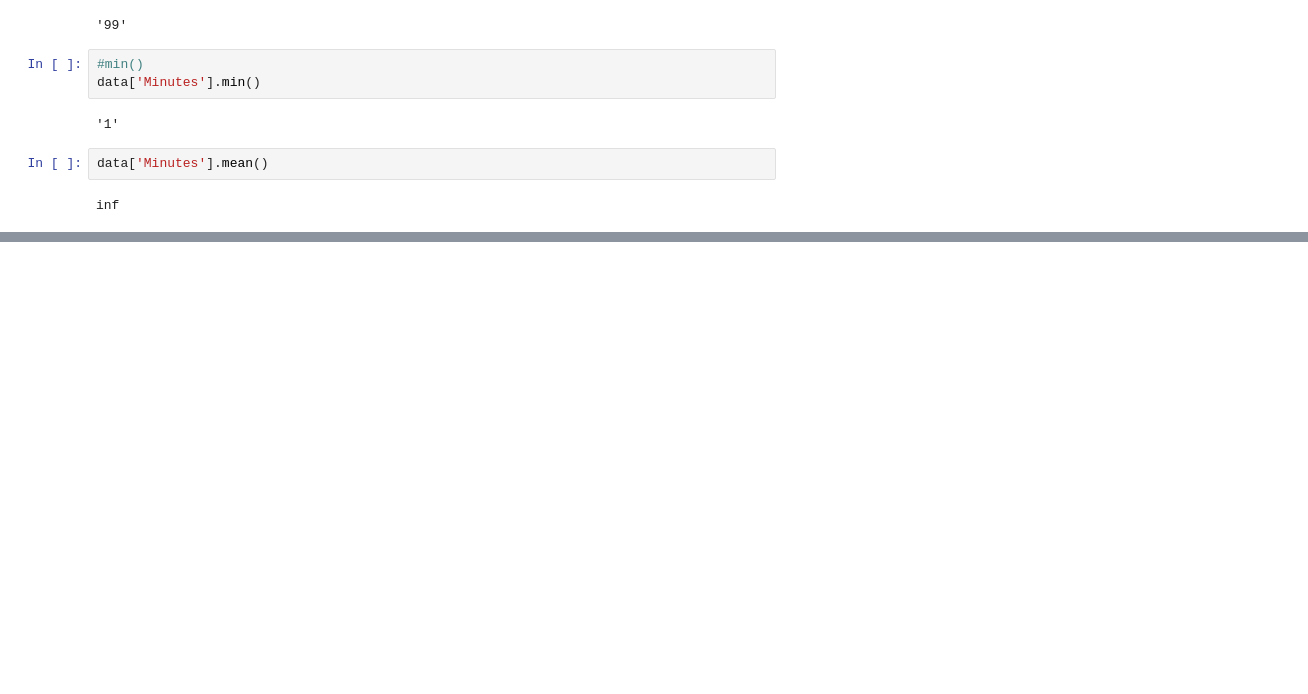
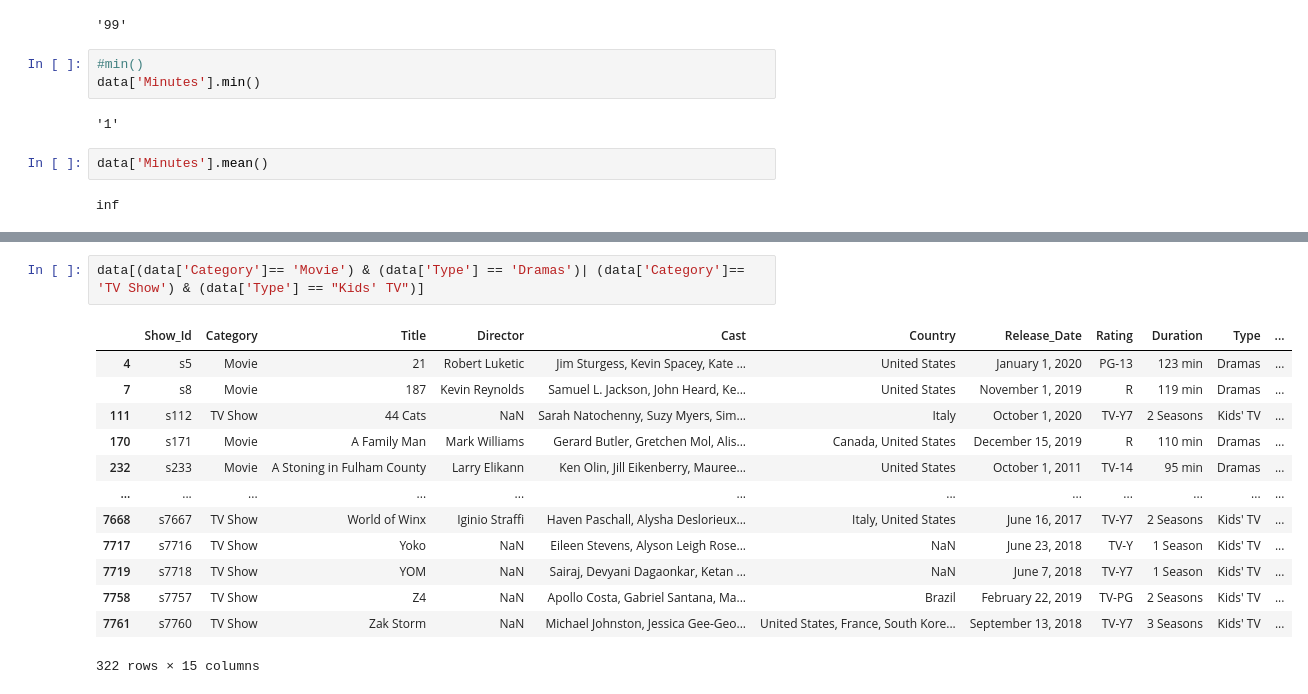
Before and after one commit to Rishiraj-singh7/ott-platform--dataset, a Jupyter notebook: main.ipynb, the cells around one changed output, grey strips where cells are left out. Cells and saved outputs as stored; diff of their text form; blank space fills up the shorter version.

```diff
--- a/main.ipynb
+++ b/main.ipynb
@@ -554,0 +630,16 @@ inf
+# %%
+data[(data['Category']== 'Movie') & (data['Type'] == 'Dramas')| (data['Category']== 'TV Show') & (data['Type'] == "Kids' TV")]
+# %% [output]
+|  | Show_Id | Category | Title | Director | Cast | Country | Release_Date | Rating | Duration | Type | ... |
+| 4 | s5 | Movie | 21 | Robert Luketic | Jim Sturgess, Kevin Spacey, Kate ... | United States | January 1, 2020 | PG-13 | 123 min | Dramas | ... |
+| 7 | s8 | Movie | 187 | Kevin Reynolds | Samuel L. Jackson, John Heard, Ke... | United States | November 1, 2019 | R | 119 min | Dramas | ... |
+| 111 | s112 | TV Show | 44 Cats | NaN | Sarah Natochenny, Suzy Myers, Sim... | Italy | October 1, 2020 | TV-Y7 | 2 Seasons | Kids' TV | ... |
+| 170 | s171 | Movie | A Family Man | Mark Williams | Gerard Butler, Gretchen Mol, Alis... | Canada, United States | December 15, 2019 | R | 110 min | Dramas | ... |
+| 232 | s233 | Movie | A Stoning in Fulham County | Larry Elikann | Ken Olin, Jill Eikenberry, Mauree... | United States | October 1, 2011 | TV-14 | 95 min | Dramas | ... |
+| ... | ... | ... | ... | ... | ... | ... | ... | ... | ... | ... | ... |
+| 7668 | s7667 | TV Show | World of Winx | Iginio Straffi | Haven Paschall, Alysha Deslorieux... | Italy, United States | June 16, 2017 | TV-Y7 | 2 Seasons | Kids' TV | ... |
+| 7717 | s7716 | TV Show | Yoko | NaN | Eileen Stevens, Alyson Leigh Rose... | NaN | June 23, 2018 | TV-Y | 1 Season | Kids' TV | ... |
+| 7719 | s7718 | TV Show | YOM | NaN | Sairaj, Devyani Dagaonkar, Ketan ... | NaN | June 7, 2018 | TV-Y7 | 1 Season | Kids' TV | ... |
+| 7758 | s7757 | TV Show | Z4 | NaN | Apollo Costa, Gabriel Santana, Ma... | Brazil | February 22, 2019 | TV-PG | 2 Seasons | Kids' TV | ... |
+| 7761 | s7760 | TV Show | Zak Storm | NaN | Michael Johnston, Jessica Gee-Geo... | United States, France, South Kore... | September 13, 2018 | TV-Y7 | 3 Seasons | Kids' TV | ... |
+322 rows × 15 columns
```
Also changed, not shown: parts of 14 cells of this notebook.
